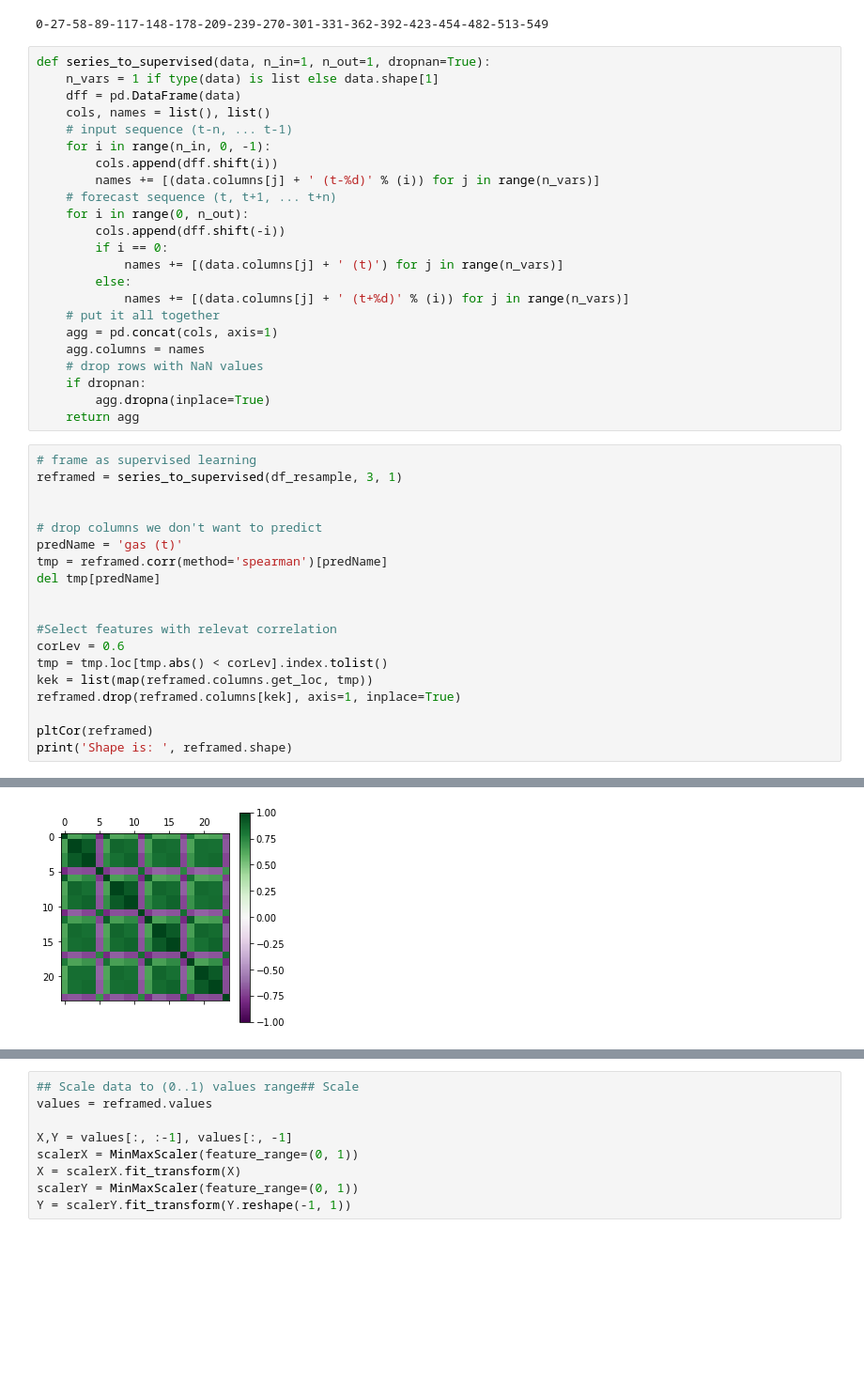
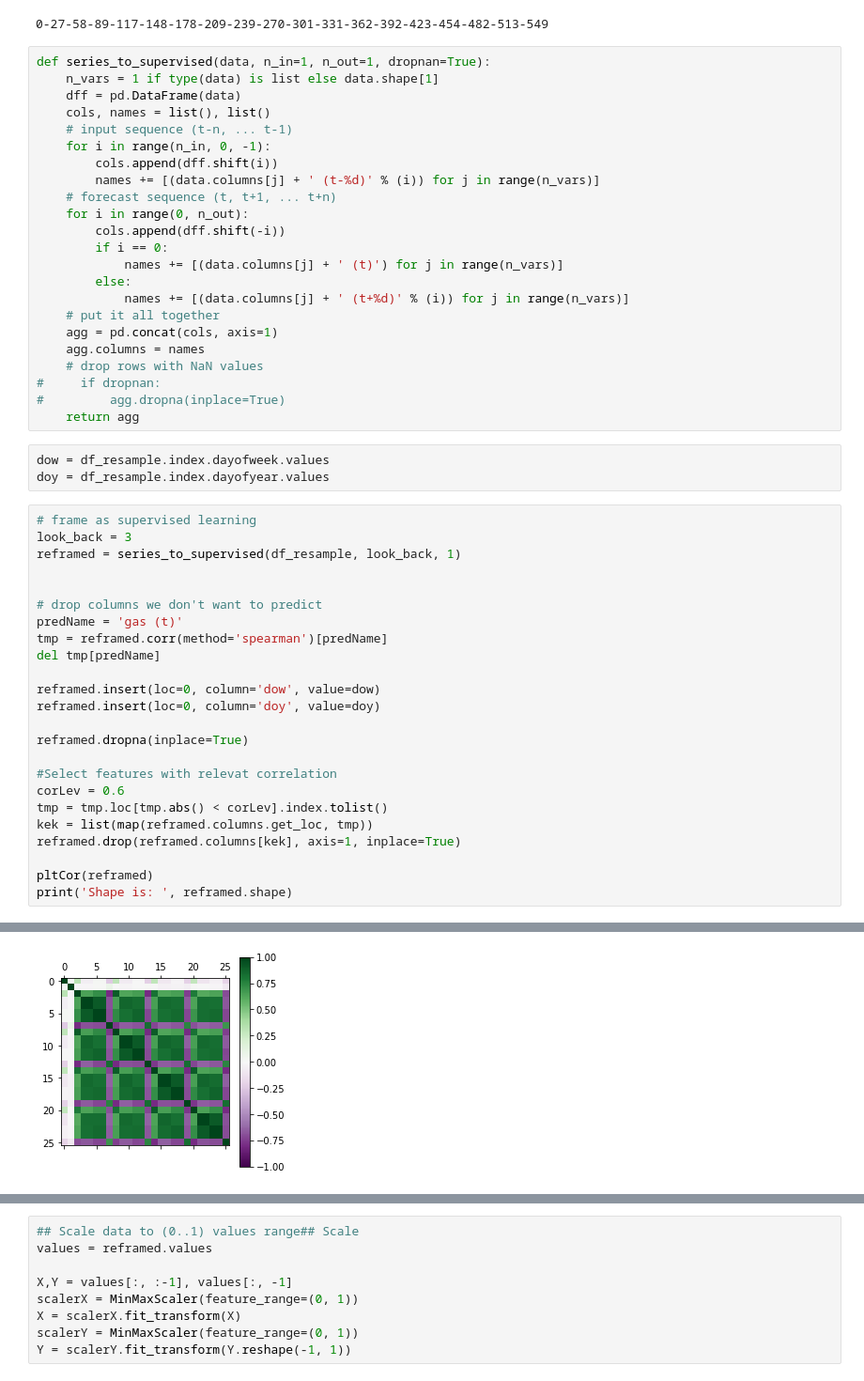
Before and after one commit to BorisAnimal/IU-Data-Analysis-Research, a Jupyter notebook: Boris#2.ipynb, the cells around one changed output, grey strips where cells are left out. Shown at 94% size. Cells and saved outputs as stored; diff of their text form; blank space fills up the shorter version.

```diff
--- a/Boris#2.ipynb
+++ b/Boris#2.ipynb
@@ -295,12 +293,16 @@ def series_to_supervised(data, n_in=1, n_out=1, dropnan=True):
     agg = pd.concat(cols, axis=1)
     agg.columns = names
     # drop rows with NaN values
-    if dropnan:
-        agg.dropna(inplace=True)
+#     if dropnan:
+#         agg.dropna(inplace=True)
     return agg
+# %%
+dow = df_resample.index.dayofweek.values
+doy = df_resample.index.dayofyear.values
 # %%
 # frame as supervised learning
-reframed = series_to_supervised(df_resample, 3, 1)
+look_back = 3
+reframed = series_to_supervised(df_resample, look_back, 1)
 
 
 # drop columns we don't want to predict
@@ -308,6 +310,10 @@ predName = 'gas (t)'
 tmp = reframed.corr(method='spearman')[predName]
 del tmp[predName]
 
+reframed.insert(loc=0, column='dow', value=dow)
+reframed.insert(loc=0, column='doy', value=doy)
+
+reframed.dropna(inplace=True)
 
 #Select features with relevat correlation
 corLev = 0.6
@@ -338 +344 @@ print('Shape is: ', reframed.shape)
-[figure, old version]
+[figure, new version]
```
Also changed, not shown: parts of 13 cells of this notebook.
